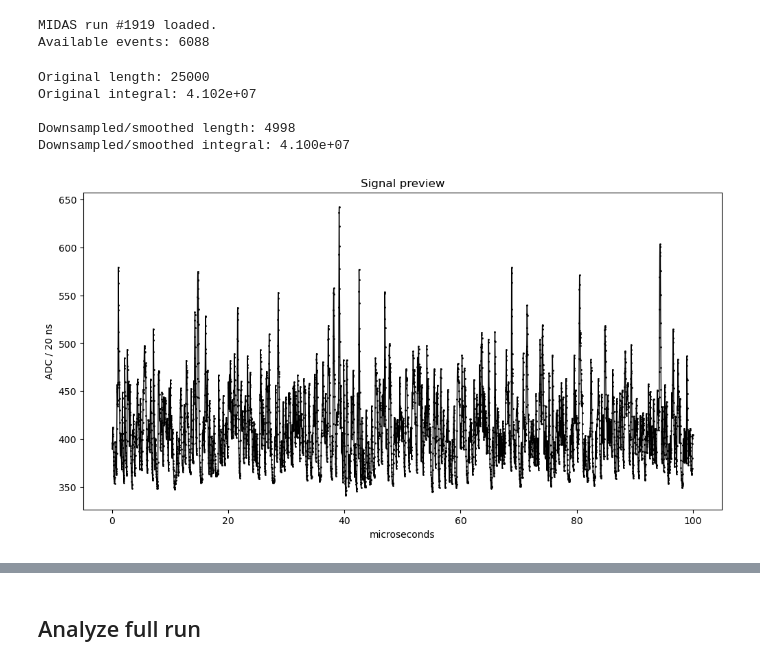
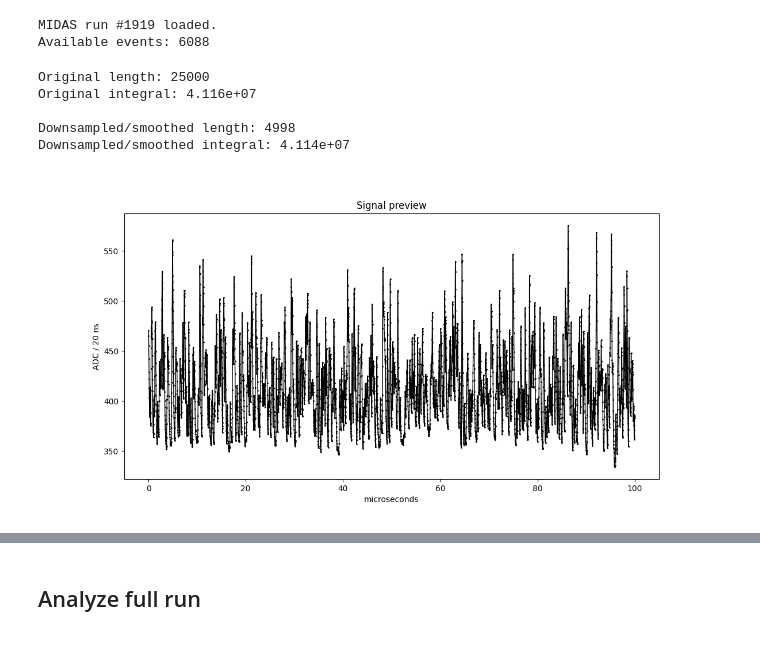
Before and after one commit to peckalec/dm-lab, a Jupyter notebook: REFLECT/SiPM_Analysis.ipynb, the cells around one changed output, grey strips where cells are left out. Drawn from its saved outputs; the diff is of its cells as text; code cells hidden in the pictures.

```diff
--- a/REFLECT/SiPM_Analysis.ipynb
+++ b/REFLECT/SiPM_Analysis.ipynb
@@ -74,37 +74,37 @@ startfreq = 12 #start window at frequency startfreq
 hiresrange = 6 # window range
 
 downsampling = 2  # average (2n+1) samples and rebin, retaining center bin time
 smoothing = 1     # average (2n+1) samples without rebinning
 NyquistProtection = True
 verbose = True
 
 # Select individual sample to tune analysis parameters
-samplenum = 11
+samplenum = 12
 
 #### Generate preview
 ahist = inputfile[inputfile.keys()[samplenum]].values()
 times = inputfile[inputfile.keys()[samplenum]].axis(0).edges()
 signal = ahist
 time = 0.5*(times[:-1]+times[1:])/1000
 if (verbose): print(f"Original length: {len(time)} \nOriginal integral: {sum(signal)*(times[1]-times[0]):.3e}")
 [time,signal] = downsmoother([time,signal],downsampling,smoothing)
 if (verbose): print(f"\nDownsampled/smoothed length: {len(time)} \nDownsampled/smoothed integral: {sum(signal)*(time[1]-time[0])*1000:.3e}")
 
 plt.close()
 plt.plot(time,signal,marker=".",linewidth=1,markersize=2,color="black")
 plt.title("Signal preview")
 plt.xlabel("microseconds")
 plt.ylabel(f"ADC / {(time[1]-time[0])*1000:.0f} ns")
 #plt.xlim(0,10)
 #plt.ylim(0,1000)
 plt.show()
 # %% [output]
 Original length: 25000
-Original integral: 4.102e+07
+Original integral: 4.116e+07
 
 Downsampled/smoothed length: 4998
-Downsampled/smoothed integral: 4.100e+07
+Downsampled/smoothed integral: 4.114e+07
-[figure, old version]
+[figure, new version]
 # %%
 #### Calculate Fourier amplitudes
 tic()
```
Also changed, not shown: parts of 12 cells of this notebook.
